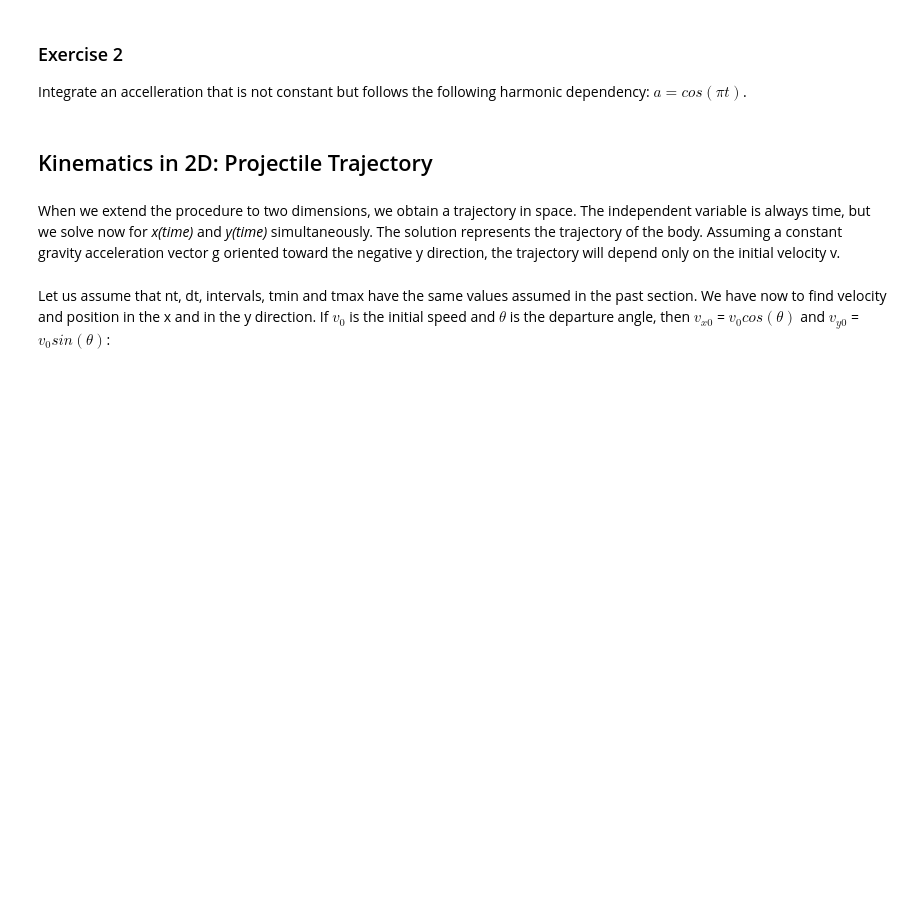
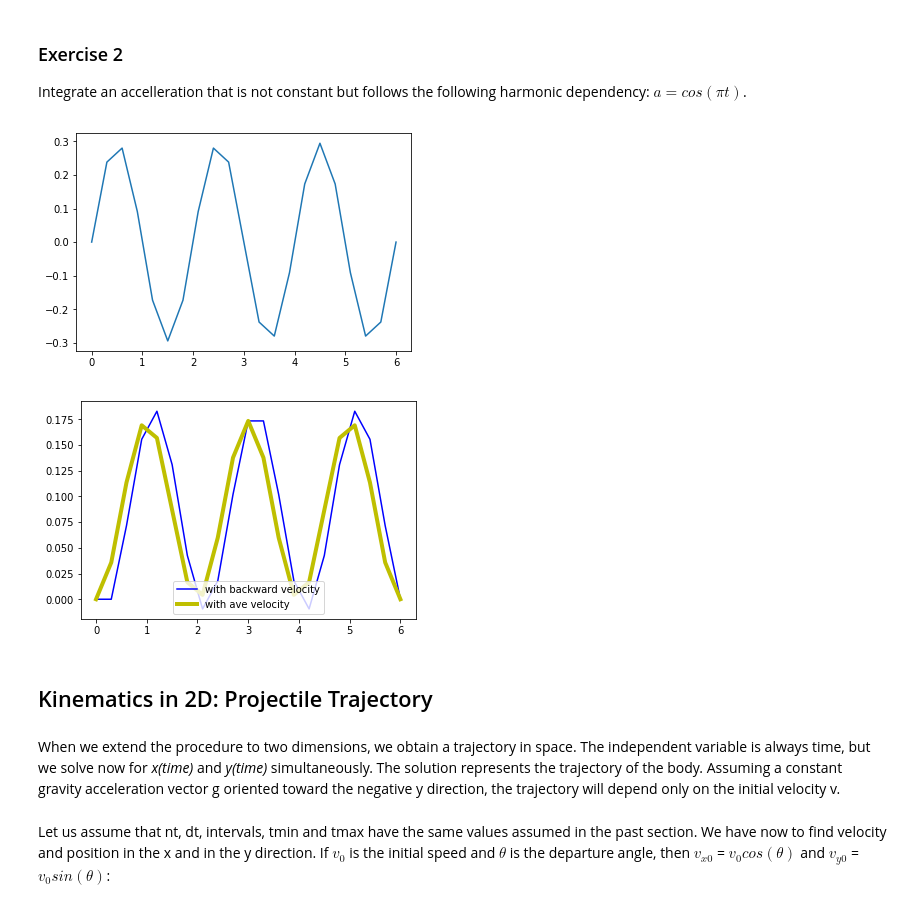
Before and after one commit to gabersyd/Computational-Planetary-Physics-Course, a Jupyter notebook: Experience 04 Kinematics 2021.ipynb, the cells around one changed output. Cells and saved outputs as stored; diff of their text form; code cells hidden in the pictures; blank space fills up the shorter version.

```diff
--- a/Experience 04 Kinematics 2021.ipynb
+++ b/Experience 04 Kinematics 2021.ipynb
@@ -235,3 +277,44 @@ Integrate an accelleration that is not constant but follows the following harmon
+# %%
+#HERE INSERT YOUR SOLUTION
+
+tmax = 6.0
+tmin = 0.0
+intervals = 20
+dt =(tmax-tmin) / intervals
+nt = intervals + 1
+time = np.arange(nt) * dt
+
+acc = np.cos(np.pi*time) #m/s2
+#plt.plot(time,acc)
+#plt.show()
+
+vel = np.zeros(nt)
+vel[0]=0.0 #m/s
+
+accAverage = 0.5 * ( acc[0:nt-1] + acc[1:nt])
+for it in np.arange(nt-1):
+    #vel[it+1] = vel[it]+acc[it]*dt
+    vel[it+1] = vel[it]+accAverage[it]*dt
+plt.plot(time,vel)
+plt.show()
+
+pos = np.zeros(nt)
+pos[0] = 0.0 #m
+for it in np.arange(nt-1):
+    pos[it+1] = pos[it] + vel[it]*dt
+
+posAve = np.zeros(nt)
+velAverage = 0.5 * ( vel[0:nt-1] + vel[1:nt])
+for it in np.arange(nt-1):
+    posAve[it+1] = posAve[it] + velAverage[it]*dt
+
+plt.plot(time,pos,color='b',label='with backward velocity')
+plt.plot(time,posAve,color='y',linewidth=4,label='with ave velocity')
+plt.legend(loc='lower center')
+plt.show()
+# %% [output]
+[figure, added]
+[figure, added]
 # %% [markdown]
 ## Kinematics in 2D: Projectile Trajectory
 # %% [markdown]
```
Also changed, not shown: parts of 17 cells of this notebook.
